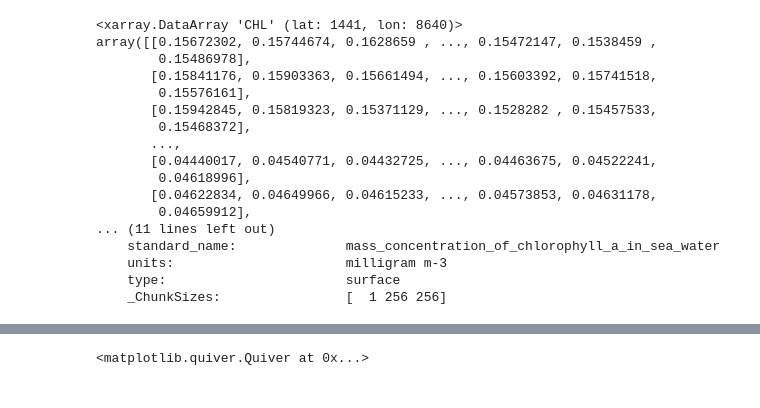
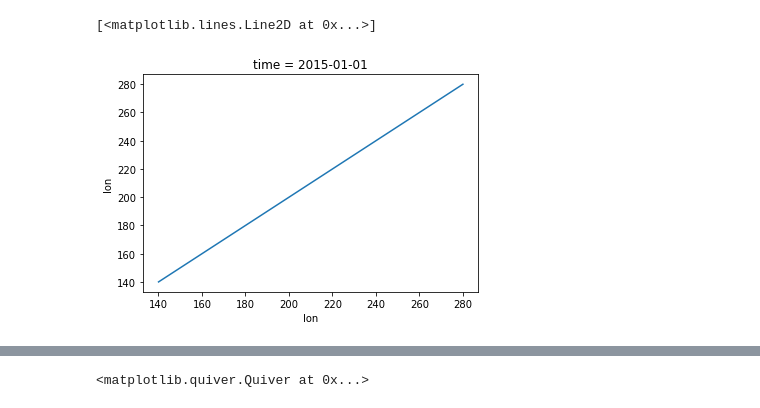
Before and after one commit to pocean23/MARN-5895-Final-Project, a Jupyter notebook: Final_Project.ipynb, the cells around one changed output, grey strips where cells are left out. Cells and saved outputs as stored; diff of their text form; code cells hidden in the pictures.

```diff
--- a/Final_Project.ipynb
+++ b/Final_Project.ipynb
@@ -45,20 +188,2 @@ chl=chl.CHL.isel(time=0)
 # %%
-chl
+chl = chl.sel(lon=slice(140,280))
-# %% [output]
-<xarray.DataArray 'CHL' (lat: 1441, lon: 8640)>
-array([[0.15672302, 0.15744674, 0.1628659 , ..., 0.15472147, 0.1538459 ,
-        0.15486978],
-       [0.15841176, 0.15903363, 0.15661494, ..., 0.15603392, 0.15741518,
-        0.15576161],
-       [0.15942845, 0.15819323, 0.15371129, ..., 0.1528282 , 0.15457533,
-        0.15468372],
-       ...,
-       [0.04440017, 0.04540771, 0.04432725, ..., 0.04463675, 0.04522241,
-        0.04618996],
-       [0.04622834, 0.04649966, 0.04615233, ..., 0.04573853, 0.04631178,
-        0.04659912],
-... (11 lines left out)
-    standard_name:              mass_concentration_of_chlorophyll_a_in_sea_water
-    units:                      milligram m-3
-    type:                       surface
-    _ChunkSizes:                [  1 256 256]
@@ -64,0 +192,5 @@ array([[0.15672302, 0.15744674, 0.1628659 , ..., 0.15472147, 0.1538459 ,
+# %%
+chl.lon.plot()
+# %% [output]
+[<matplotlib.lines.Line2D at 0x...>]
+[figure, added]
```
Also changed, not shown: parts of 32 cells of this notebook.
